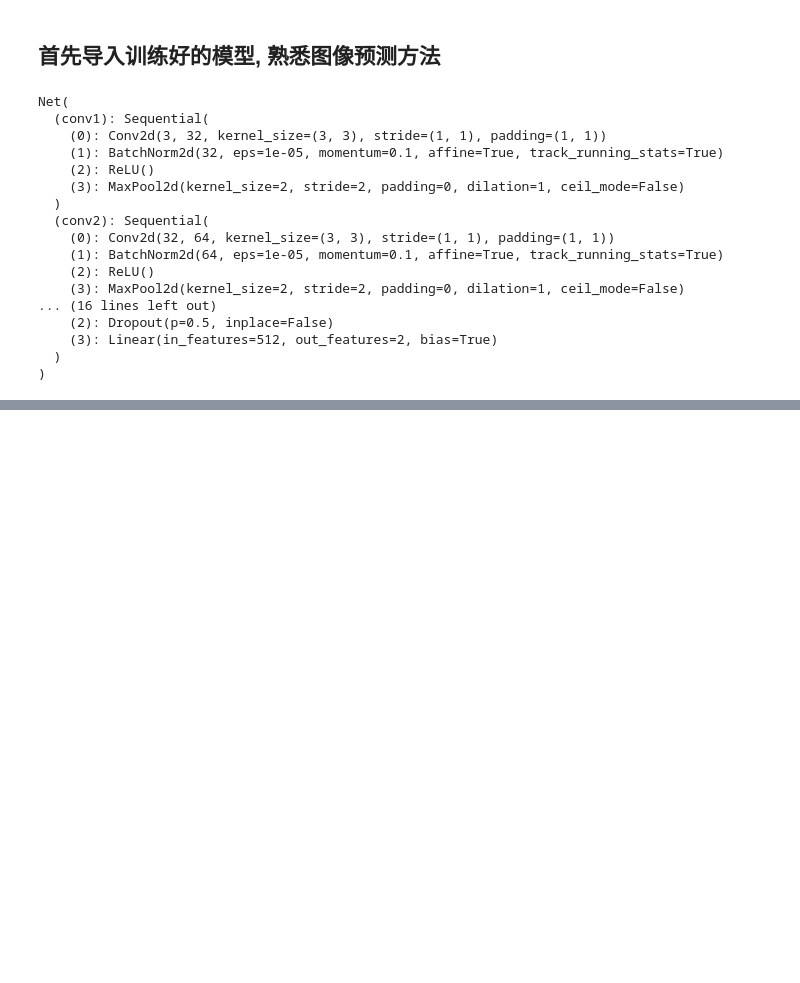
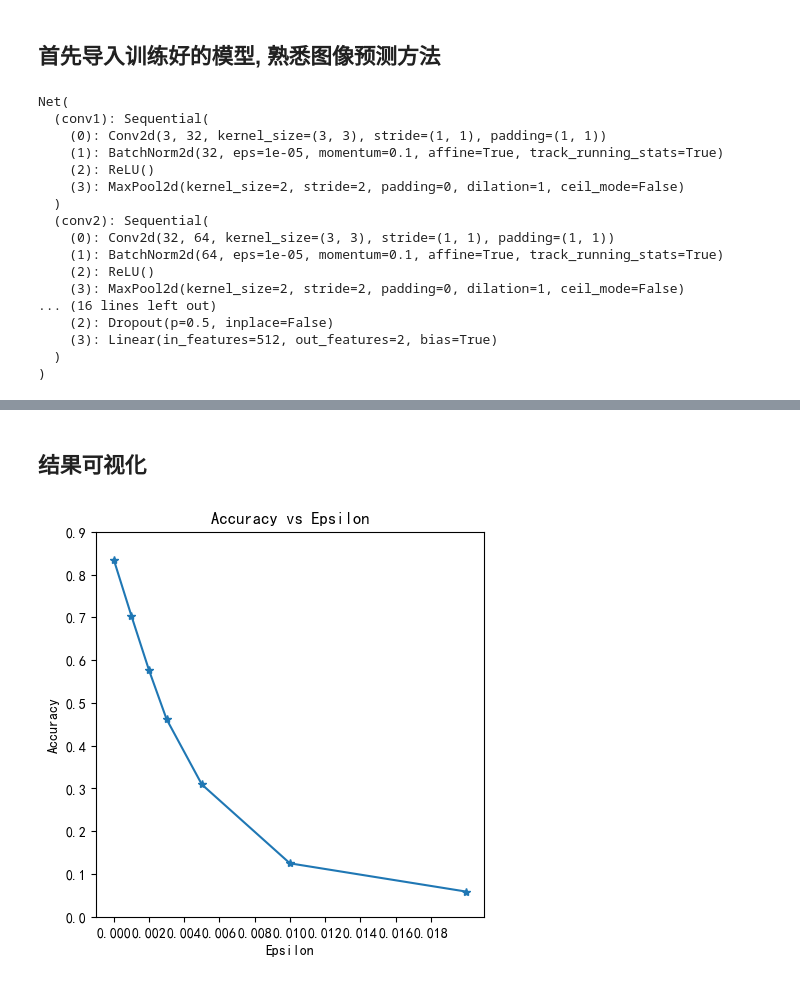
Before and after one commit to starryrlx/PyTorch-DeepLearning-Practice-Projects, a Jupyter notebook: 6_Adversarial_Attack/white_box_attack-FGSM.ipynb, the cells around one changed output, grey strips where cells are left out. Drawn from its saved outputs; the diff is of its cells as text; code cells hidden in the pictures; blank space fills up the shorter version.

Commit message:
“完善6_Adversarial”

```diff
--- a/6_Adversarial_Attack/white_box_attack-FGSM.ipynb
+++ b/6_Adversarial_Attack/white_box_attack-FGSM.ipynb
@@ -11,3 +46,6 @@ device(type='cuda')
+# %%
+batch_size=1
+test_loader = DataLoader(test_data, batch_size=batch_size, shuffle=True) # shuffle是为了后面采样具有随机性
 # %% [markdown]
 ## 首先导入训练好的模型, 熟悉图像预测方法
 # %%
@@ -61,7 +99,7 @@ class Net(torch.nn.Module):
         return x  # 输出形状: (batch, 2)
 
 model = Net().to(device)
-model_path = '../models/2_Cat_Dog_Image_Classification/model_weights.pth'
+model_path = '../models/6_Adversarial_Attack/model_weights.pth'
 # 加载模型参数
 model.load_state_dict(torch.load(model_path))
 # 将模型设置为评估模式
@@ -257,0 +226,12 @@ plt.savefig('./data/demo.jpg', dpi=300, bbox_inches='tight')
+# %%
+# 定义一组扰动值
+epsilons = [0, .001, .002, .003, .005, .01, .02]
+# %%
+accuracies = []
+examples = []
+
+# Run test for each epsilon
+for eps in epsilons:
+    acc, ex = test(model, device, test_loader, eps)
+    accuracies.append(acc)
+    examples.append(ex)
@@ -257,0 +246,13 @@ plt.savefig('./data/demo.jpg', dpi=300, bbox_inches='tight')
+# %% [markdown]
+## 结果可视化
+# %%
+plt.figure(figsize=(5,5))
+plt.plot(epsilons, accuracies, "*-")
+plt.yticks(np.arange(0, 1.0, step=0.1))
+plt.xticks(np.arange(0, .02, step=0.002))
+plt.title("Accuracy vs Epsilon")
+plt.xlabel("Epsilon")
+plt.ylabel("Accuracy")
+plt.show()
+# %% [output]
+[figure, added]
```
Also changed, not shown: parts of 14 cells of this notebook, 9 other files.
